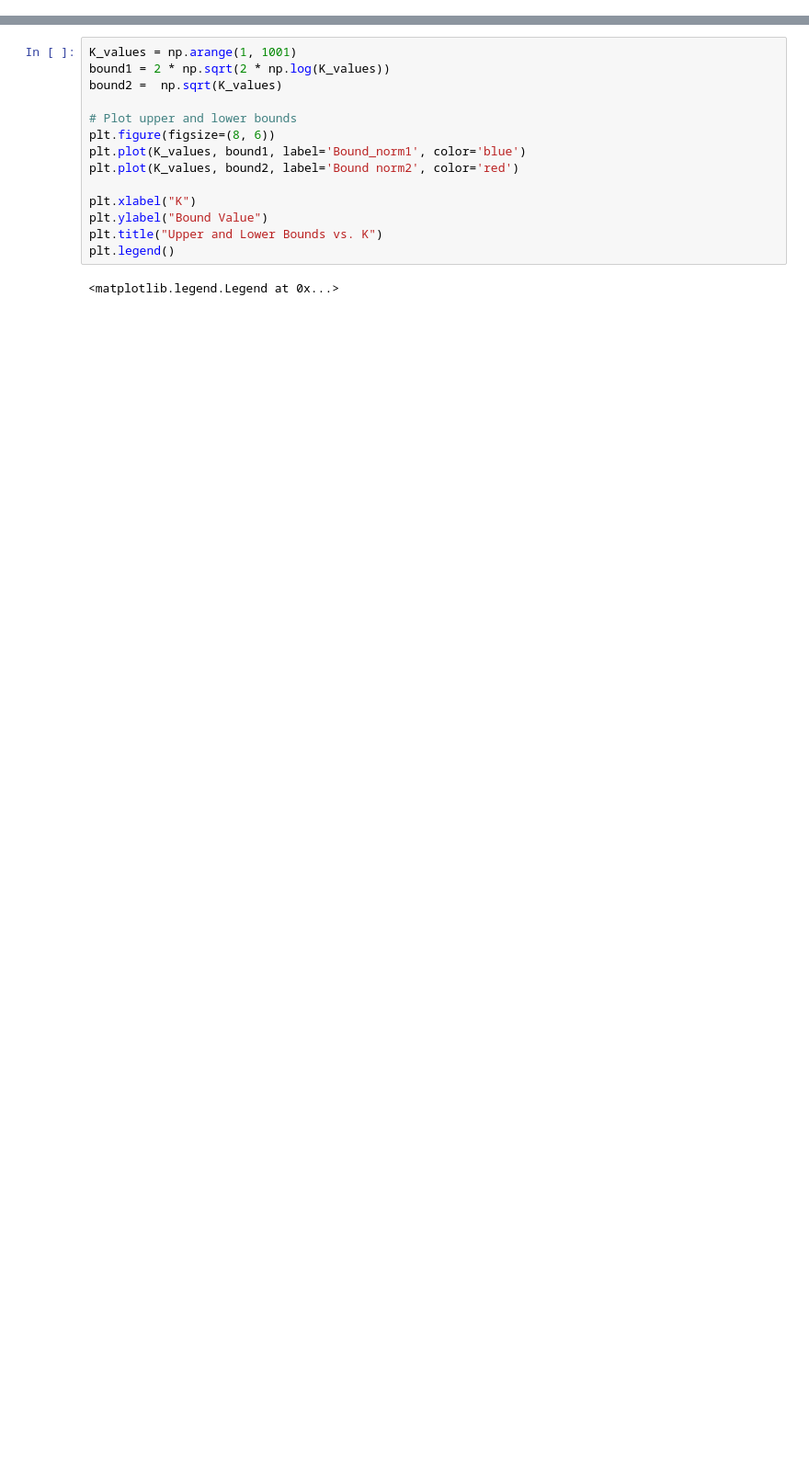
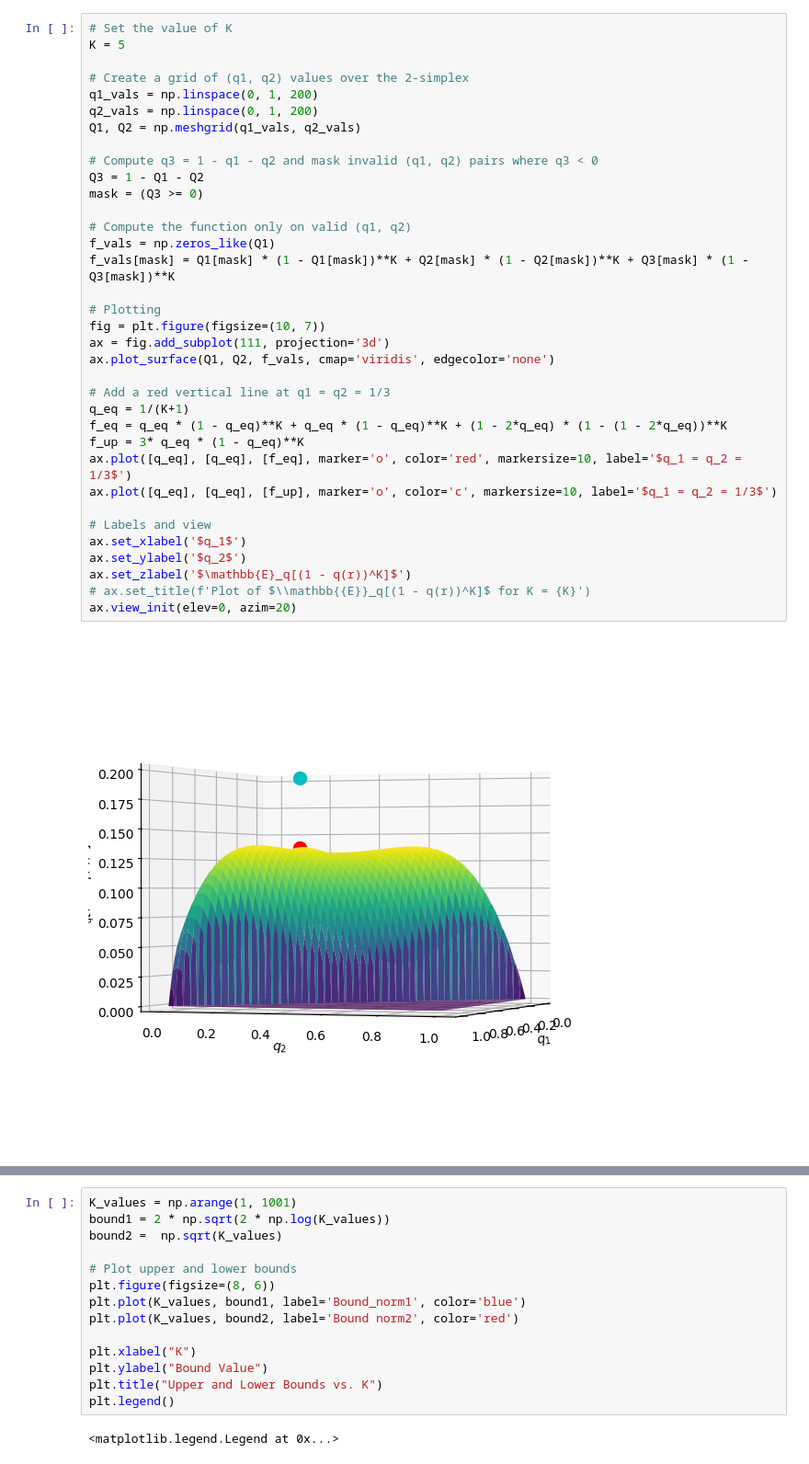
Before and after one commit to Quan-Zhou/MAB, a Jupyter notebook: estimate.ipynb, the cells around one changed output, grey strips where cells are left out. Shown at 92% size. Drawn from its saved outputs; the diff is of its cells as text; blank space fills up the shorter version.

```diff
--- a/estimate.ipynb
+++ b/estimate.ipynb
@@ -3,0 +22,37 @@ import matplotlib.pyplot as plt
+# %%
+# Set the value of K
+K = 5
+
+# Create a grid of (q1, q2) values over the 2-simplex
+q1_vals = np.linspace(0, 1, 200)
+q2_vals = np.linspace(0, 1, 200)
+Q1, Q2 = np.meshgrid(q1_vals, q2_vals)
+
+# Compute q3 = 1 - q1 - q2 and mask invalid (q1, q2) pairs where q3 < 0
+Q3 = 1 - Q1 - Q2
+mask = (Q3 >= 0)
+
+# Compute the function only on valid (q1, q2)
+f_vals = np.zeros_like(Q1)
+f_vals[mask] = Q1[mask] * (1 - Q1[mask])**K + Q2[mask] * (1 - Q2[mask])**K + Q3[mask] * (1 - Q3[mask])**K
+
+# Plotting
+fig = plt.figure(figsize=(10, 7))
+ax = fig.add_subplot(111, projection='3d')
+ax.plot_surface(Q1, Q2, f_vals, cmap='viridis', edgecolor='none')
+
+# Add a red vertical line at q1 = q2 = 1/3
+q_eq = 1/(K+1)
+f_eq = q_eq * (1 - q_eq)**K + q_eq * (1 - q_eq)**K + (1 - 2*q_eq) * (1 - (1 - 2*q_eq))**K
+f_up = 3* q_eq * (1 - q_eq)**K
+ax.plot([q_eq], [q_eq], [f_eq], marker='o', color='red', markersize=10, label='$q_1 = q_2 = 1/3$')
+ax.plot([q_eq], [q_eq], [f_up], marker='o', color='c', markersize=10, label='$q_1 = q_2 = 1/3$')
+
+# Labels and view
+ax.set_xlabel('$q_1$')
+ax.set_ylabel('$q_2$')
+ax.set_zlabel('$\mathbb{E}_q[(1 - q(r))^K]$')
+# ax.set_title(f'Plot of $\\mathbb{{E}}_q[(1 - q(r))^K]$ for K = {K}')
+ax.view_init(elev=0, azim=20)
+# %% [output]
+[figure, added]
```
Also changed, not shown: parts of 4 cells of this notebook, 2 other files.
